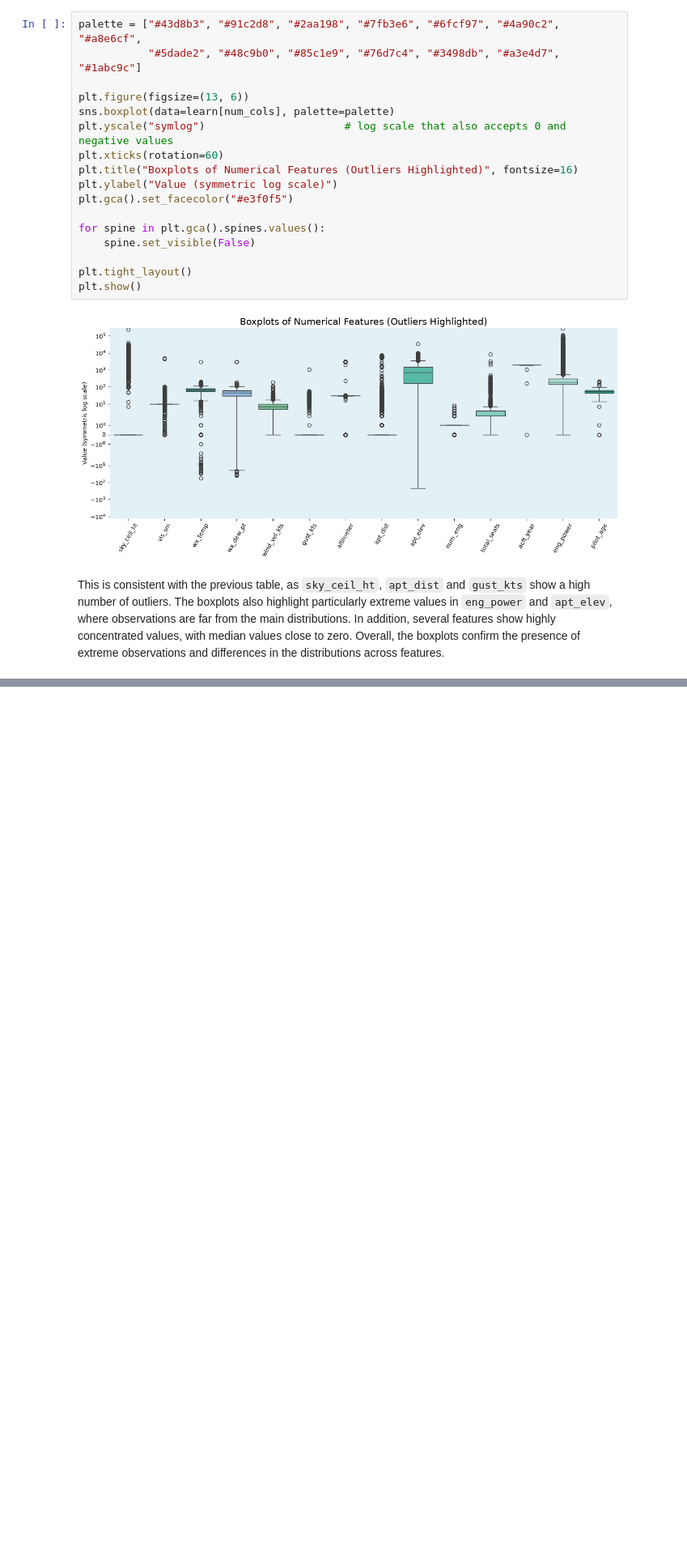
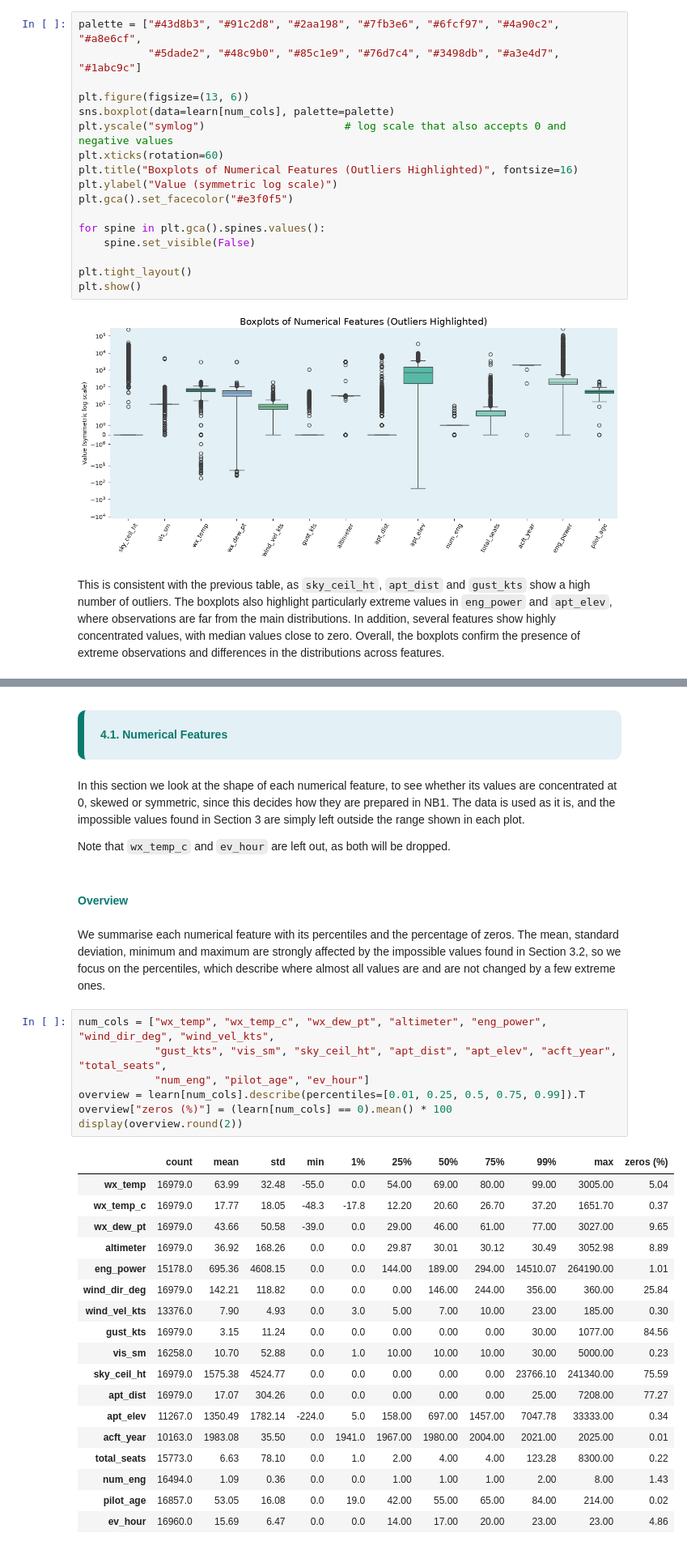
Before and after one commit to martim-dot/ML_Project, a Jupyter notebook: primeiraparte.ipynb, the cells around one changed output, grey strips where cells are left out. Shown at 81% size. Cells and saved outputs as stored; diff of their text form; blank space fills up the shorter version.

```diff
--- a/primeiraparte.ipynb
+++ b/primeiraparte.ipynb
@@ -1758,0 +1371,39 @@ This is consistent with the previous table, as `sky_ceil_ht`, `apt_dist` and `gu
+# %% [markdown]
+<a id="sec-5"></a>
+<div style="background-color:#e3f0f5; padding:20px; border-radius:10px; border-left:8px solid #097a6d; color:#097a6d;">
+  <b>4.1. Numerical Features</b>
+</div>
+# %% [markdown]
+In this section we look at the shape of each numerical feature, to see whether its values are concentrated at 0, skewed or symmetric, since this decides how they are prepared in NB1. The data is used as it is, and the impossible values found in Section 3 are simply left outside the range shown in each plot.
+
+ Note that `wx_temp_c` and `ev_hour` are left out, as both will be dropped.
+# %% [markdown]
+#### <font color='#097a6d'>**Overview**</font>
+# %% [markdown]
+We summarise each numerical feature with its percentiles and the percentage of zeros. The mean, standard deviation, minimum and maximum are strongly affected by the impossible values found in Section 3.2, so we focus on the percentiles, which describe where almost all values are and are not changed by a few extreme ones.
+# %%
+num_cols = ["wx_temp", "wx_temp_c", "wx_dew_pt", "altimeter", "eng_power", "wind_dir_deg", "wind_vel_kts",
+            "gust_kts", "vis_sm", "sky_ceil_ht", "apt_dist", "apt_elev", "acft_year", "total_seats",
+            "num_eng", "pilot_age", "ev_hour"]
+overview = learn[num_cols].describe(percentiles=[0.01, 0.25, 0.5, 0.75, 0.99]).T
+overview["zeros (%)"] = (learn[num_cols] == 0).mean() * 100
+display(overview.round(2))
+# %% [output]
+|  | count | mean | std | min | 1% | 25% | 50% | 75% | 99% | max | zeros (%) |
+| wx_temp | 16979.0 | 63.99 | 32.48 | -55.0 | 0.0 | 54.00 | 69.00 | 80.00 | 99.00 | 3005.00 | 5.04 |
+| wx_temp_c | 16979.0 | 17.77 | 18.05 | -48.3 | -17.8 | 12.20 | 20.60 | 26.70 | 37.20 | 1651.70 | 0.37 |
+| wx_dew_pt | 16979.0 | 43.66 | 50.58 | -39.0 | 0.0 | 29.00 | 46.00 | 61.00 | 77.00 | 3027.00 | 9.65 |
+| altimeter | 16979.0 | 36.92 | 168.26 | 0.0 | 0.0 | 29.87 | 30.01 | 30.12 | 30.49 | 3052.98 | 8.89 |
+| eng_power | 15178.0 | 695.36 | 4608.15 | 0.0 | 0.0 | 144.00 | 189.00 | 294.00 | 14510.07 | 264190.00 | 1.01 |
+| wind_dir_deg | 16979.0 | 142.21 | 118.82 | 0.0 | 0.0 | 0.00 | 146.00 | 244.00 | 356.00 | 360.00 | 25.84 |
+| wind_vel_kts | 13376.0 | 7.90 | 4.93 | 0.0 | 3.0 | 5.00 | 7.00 | 10.00 | 23.00 | 185.00 | 0.30 |
+| gust_kts | 16979.0 | 3.15 | 11.24 | 0.0 | 0.0 | 0.00 | 0.00 | 0.00 | 30.00 | 1077.00 | 84.56 |
+| vis_sm | 16258.0 | 10.70 | 52.88 | 0.0 | 1.0 | 10.00 | 10.00 | 10.00 | 30.00 | 5000.00 | 0.23 |
+| sky_ceil_ht | 16979.0 | 1575.38 | 4524.77 | 0.0 | 0.0 | 0.00 | 0.00 | 0.00 | 23766.10 | 241340.00 | 75.59 |
+| apt_dist | 16979.0 | 17.07 | 304.26 | 0.0 | 0.0 | 0.00 | 0.00 | 0.00 | 25.00 | 7208.00 | 77.27 |
+| apt_elev | 11267.0 | 1350.49 | 1782.14 | -224.0 | 5.0 | 158.00 | 697.00 | 1457.00 | 7047.78 | 33333.00 | 0.34 |
+| acft_year | 10163.0 | 1983.08 | 35.50 | 0.0 | 1941.0 | 1967.00 | 1980.00 | 2004.00 | 2021.00 | 2025.00 | 0.01 |
+| total_seats | 15773.0 | 6.63 | 78.10 | 0.0 | 1.0 | 2.00 | 4.00 | 4.00 | 123.28 | 8300.00 | 0.22 |
+| num_eng | 16494.0 | 1.09 | 0.36 | 0.0 | 0.0 | 1.00 | 1.00 | 1.00 | 2.00 | 8.00 | 1.43 |
+| pilot_age | 16857.0 | 53.05 | 16.08 | 0.0 | 19.0 | 42.00 | 55.00 | 65.00 | 84.00 | 214.00 | 0.02 |
+| ev_hour | 16960.0 | 15.69 | 6.47 | 0.0 | 0.0 | 14.00 | 17.00 | 20.00 | 23.00 | 23.00 | 4.86 |
```
Also changed, not shown: parts of 36 cells of this notebook, 1 other file.
